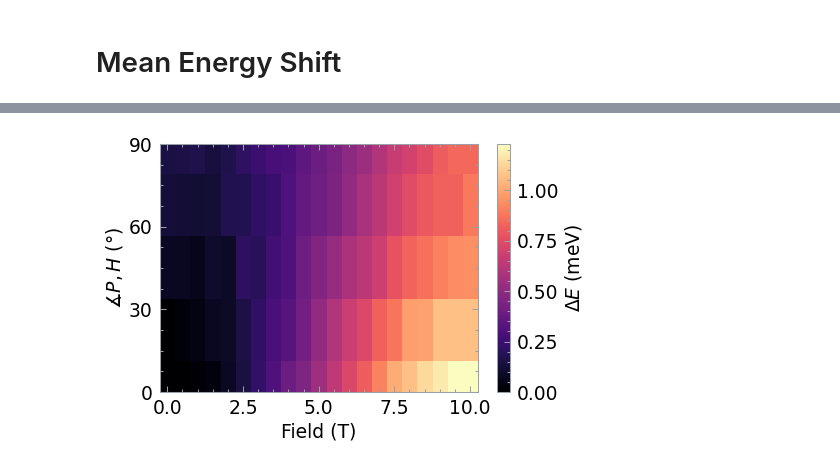
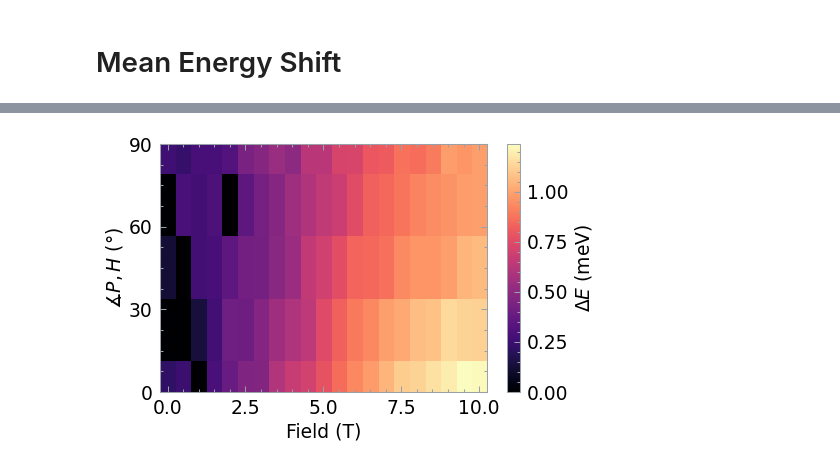
Before and after one commit to leoole100/bachelorarbeit_public, a Jupyter notebook: notebook/2024-03-18 NiPS3 model.ipynb, the cells around one changed output, grey strips where cells are left out. Cells and saved outputs as stored; diff of their text form; code cells hidden in the pictures.

```diff
--- a/notebook/2024-03-18 NiPS3 model.ipynb
+++ b/notebook/2024-03-18 NiPS3 model.ipynb
@@ -587,6 +587,7 @@ ValueError: The truth value of an array with more than one element is ambiguous.
 def background_substract(d):
     bkg = d.sel(wavelength=slice(845, 860)).mean("wavelength")
     d= d - bkg
+    d.attrs["background"] = bkg
     return d
 
 
@@ -1504,5 +1479,10 @@ delta E:        1.32 meV
 # %%
 %%time
+
+d_fit = sel.sel(wavelength=slice(839.2, 842))
+d_fit = d_fit - d_fit.isel(wavelength=[0, -1]).interp(wavelength=d_fit.wavelength)
+d_fit = d_fit.assign_coords({"energy": ev_to_nm(d_fit.wavelength)})
+
 # fit all the data
 def fit(s):
     # fit
@@ -1510,27 +1490,25 @@ def fit(s):
     center = 1.4758
     delta = .0
     p0 = [h, center, delta]
-    popt, pcov = sp.optimize.curve_fit(constrained_double_gauss, s.wavelength, s.values, p0=p0)
-
     def error(p):
         error = np.power(s.values - constrained_double_gauss(s.wavelength, *p),2).sum()
         return error
     res = sp.optimize.minimize(error, p0, method="Nelder-Mead")
-    assert res.success
+    assert res.success, res.message
+
     popt = res.x
     return popt
 
 from concurrent.futures import ProcessPoolExecutor
 def fit_all_parallel():
-    d = sel.sel(wavelength=slice(839.2, 842))
 
     with ProcessPoolExecutor() as executor:
-        fit_data = np.array(list(executor.map(fit, [d.sel(angle=a, field=f) for a in d.angle for f in d.field])))
-    return fit_data.reshape(d.angle.size, d.field.size, 3)
+        fit_data = np.array(list(executor.map(fit, [d_fit.sel(angle=a, field=f) for a in d_fit.angle for f in d_fit.field])))
+    return fit_data.reshape(d_fit.angle.size, d_fit.field.size, 3)
 
 fit_data = fit_all_parallel()
 
-delta_E = np.abs(4*fit_data[:,:,2])*1e3
+delta_E = np.abs(2*fit_data[:,:,2])*1e3
 delta_E = delta_E - delta_E[:,0].min()
 delta_E = xr.DataArray(
     delta_E,
@@ -1547,18 +1574,33 @@ Wall time: 7.99 s
 # %%
 plt.figure(figsize=FIGSIZE_MEDIUM)
-img = delta_E.plot.imshow(
+
+# remove all elements over 2
+delta_E_cleaned = xr.where(
+    np.bitwise_and(delta_E>.5, delta_E.field<2.5),
+    0,
+    delta_E
+)
+# )-delta_E[:,0].mean()
+
+
+
+
+img = delta_E_cleaned.plot.imshow(
     # interpolation="bicubic",
     cmap=CMAP,
     vmin=0,
-    add_colorbar=False
+    # vmax=1.3,
+    add_colorbar=False,
 )
 plt.colorbar(img, label="$\Delta E$ (meV)")
 plt.xlabel("Field (T)")
 plt.ylabel(r"$\measuredangle P,H$ (°)")
 plt.yticks(np.arange(0, 91, 30))
 plt.ylim(0,90)
 
-plt.savefig("../report/figures/2024-04-21 NiPS3 DeltaE.pdf")
+plt.tight_layout()
+
+# plt.savefig("../report/figures/2024-04-21 NiPS3 DeltaE.pdf")
 plt.show()
 # %% [output]
-[figure, old version]
+[figure, new version]
```
Also changed, not shown: parts of 21 cells of this notebook, 25 other files.
